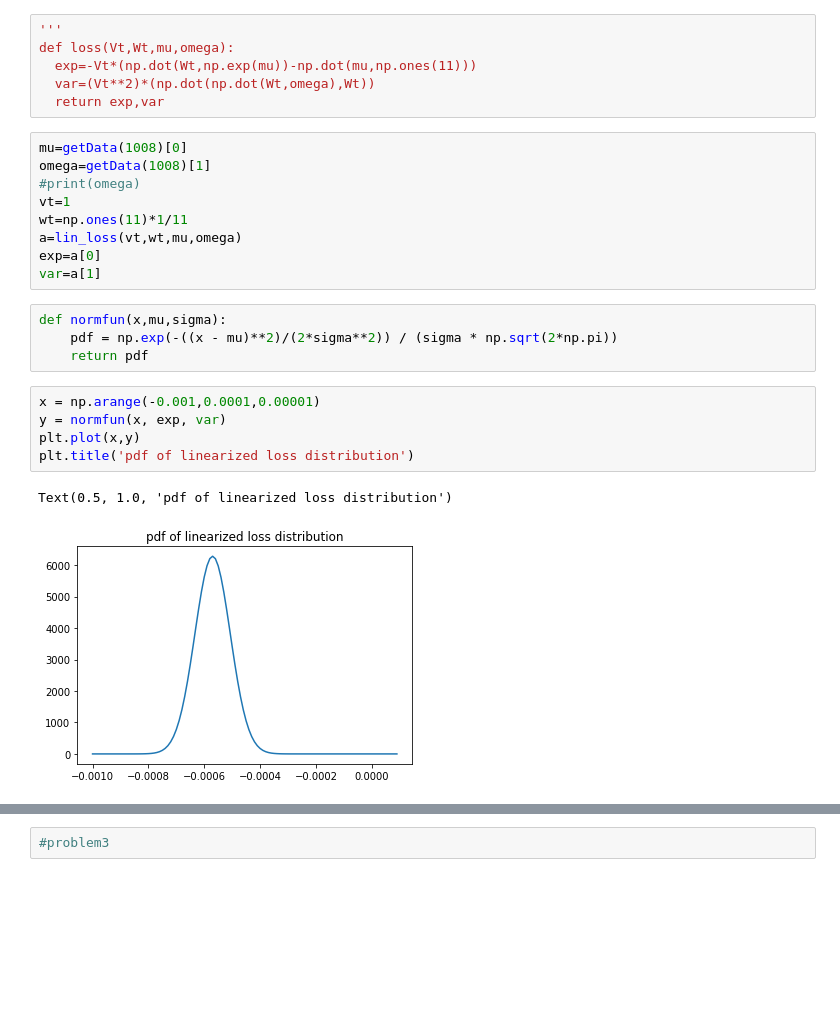
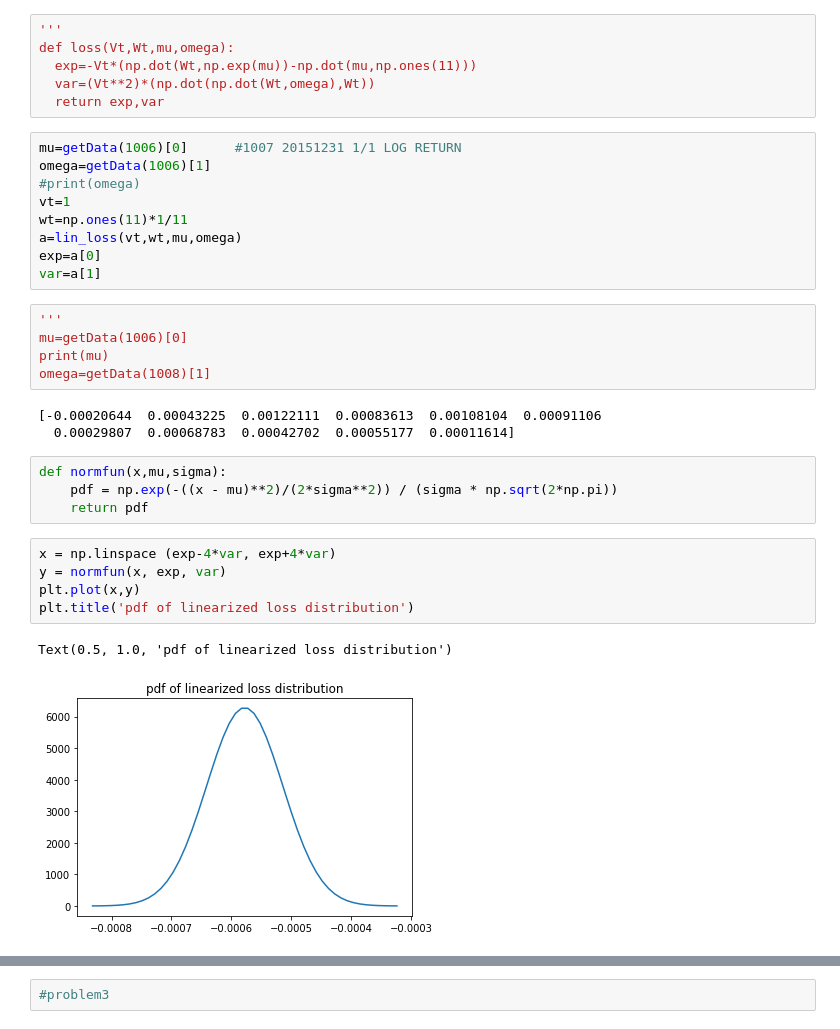
Before and after one commit to ZiyueNie/575, a Jupyter notebook: src/P2.ipynb, the cells around one changed output, grey strips where cells are left out. Saved outputs shown, nothing was run; the diff lists cells and outputs as text; blank space fills up the shorter version.

```diff
--- a/src/P2.ipynb
+++ b/src/P2.ipynb
@@ -45,25 +51,33 @@ def loss(Vt,Wt,mu,omega):
   var=(Vt**2)*(np.dot(np.dot(Wt,omega),Wt))
   return exp,var
 # %%
-mu=getData(1008)[0]
-omega=getData(1008)[1]
+mu=getData(1006)[0]      #1007 20151231 1/1 LOG RETURN
+omega=getData(1006)[1]
 #print(omega)
 vt=1
 wt=np.ones(11)*1/11
 a=lin_loss(vt,wt,mu,omega)
 exp=a[0]
 var=a[1]
+# %%
+'''
+mu=getData(1006)[0]
+print(mu)
+omega=getData(1008)[1]
+# %% [output]
+[-0.00020644  0.00043225  0.00122111  0.00083613  0.00108104  0.00091106
+  0.00029807  0.00068783  0.00042702  0.00055177  0.00011614]
 # %%
 def normfun(x,mu,sigma):
     pdf = np.exp(-((x - mu)**2)/(2*sigma**2)) / (sigma * np.sqrt(2*np.pi))
     return pdf
 # %%
-x = np.arange(-0.001,0.0001,0.00001)
+x = np.linspace (exp-4*var, exp+4*var)
 y = normfun(x, exp, var)
 plt.plot(x,y)
 plt.title('pdf of linearized loss distribution')
 # %% [output]
 Text(0.5, 1.0, 'pdf of linearized loss distribution')
-[figure, old version]
+[figure, new version]
 # %%
 plt.plot(x, norm.cdf (x, exp, var),'g')
```
Also changed, not shown: parts of 14 cells of this notebook.
